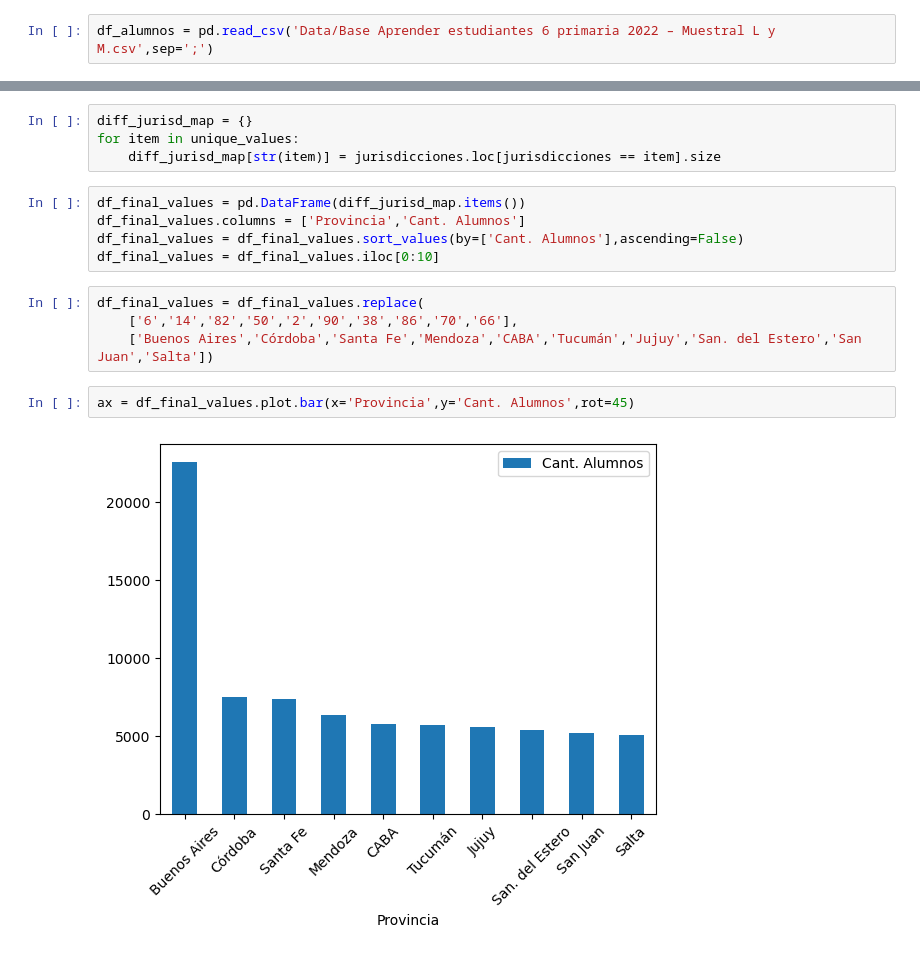
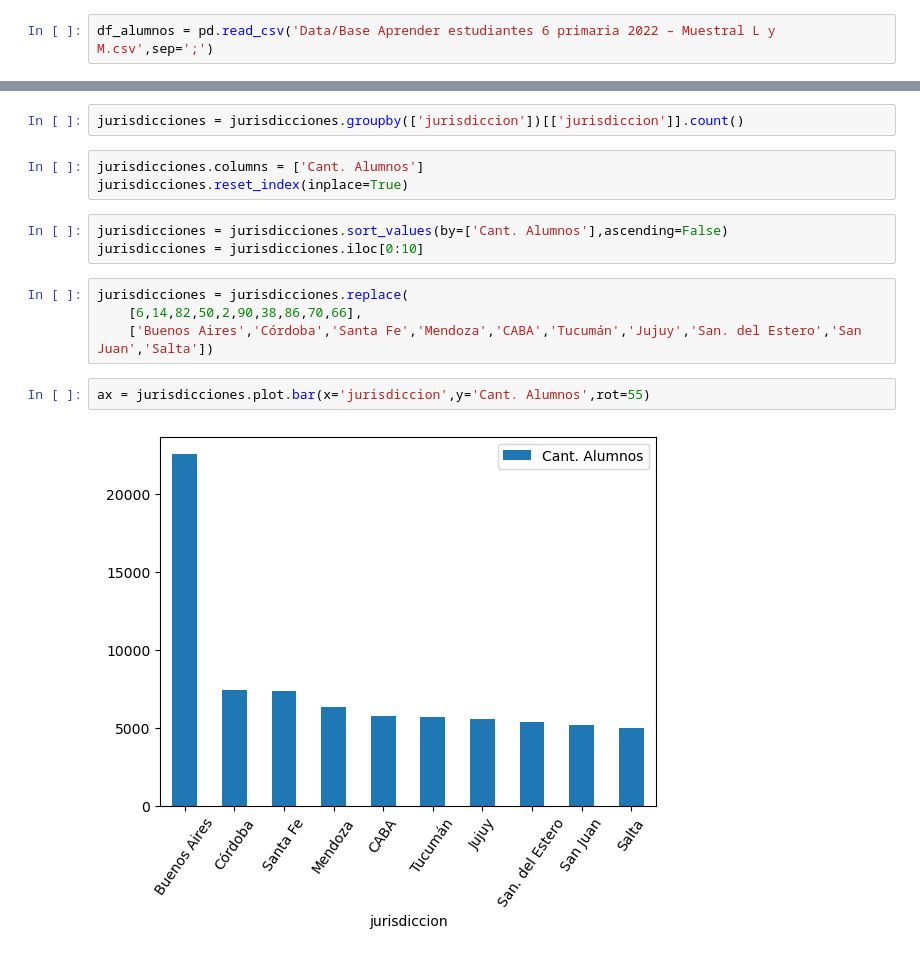
Before and after one commit to FacundoVelazco/TP_CD, a Jupyter notebook: Ejercicio3.ipynb, the cells around one changed output, grey strips where cells are left out. Drawn from its saved outputs; the diff is of its cells as text.

```diff
--- a/Ejercicio3.ipynb
+++ b/Ejercicio3.ipynb
@@ -9,17 +7,16 @@ unique_values = jurisdicciones.unique()
-# %%
-diff_jurisd_map = {}
-for item in unique_values:
-    diff_jurisd_map[str(item)] = jurisdicciones.loc[jurisdicciones == item].size
+# %%
+jurisdicciones = jurisdicciones.groupby(['jurisdiccion'])[['jurisdiccion']].count()
+# %%
+jurisdicciones.columns = ['Cant. Alumnos']
+jurisdicciones.reset_index(inplace=True)
 # %%
-df_final_values = pd.DataFrame(diff_jurisd_map.items())
-df_final_values.columns = ['Provincia','Cant. Alumnos']
-df_final_values = df_final_values.sort_values(by=['Cant. Alumnos'],ascending=False)
-df_final_values = df_final_values.iloc[0:10]
+jurisdicciones = jurisdicciones.sort_values(by=['Cant. Alumnos'],ascending=False)
+jurisdicciones = jurisdicciones.iloc[0:10]
 # %%
-df_final_values = df_final_values.replace(
-    ['6','14','82','50','2','90','38','86','70','66'],
+jurisdicciones = jurisdicciones.replace(
+    [6,14,82,50,2,90,38,86,70,66],
     ['Buenos Aires','Córdoba','Santa Fe','Mendoza','CABA','Tucumán','Jujuy','San. del Estero','San Juan','Salta'])
 # %%
-ax = df_final_values.plot.bar(x='Provincia',y='Cant. Alumnos',rot=45)
+ax = jurisdicciones.plot.bar(x='jurisdiccion',y='Cant. Alumnos',rot=55)
 # %% [output]
-[figure, old version]
+[figure, new version]
```
Also changed, not shown: parts of 2 cells of this notebook, 1 other file.
